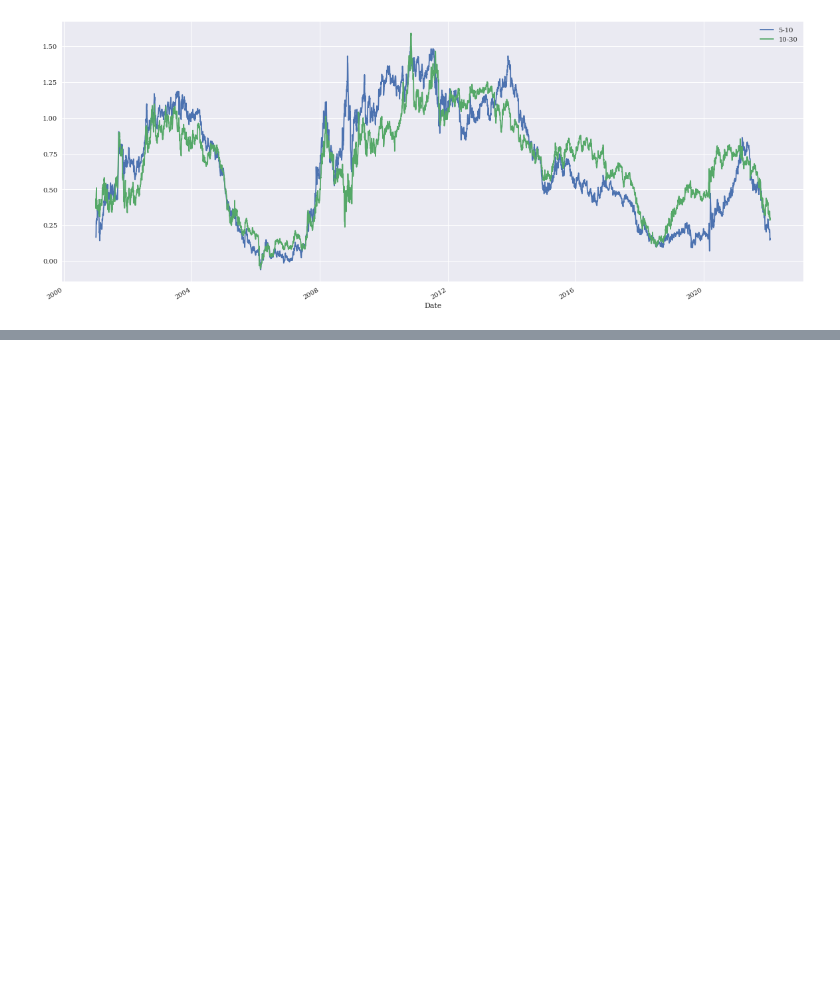
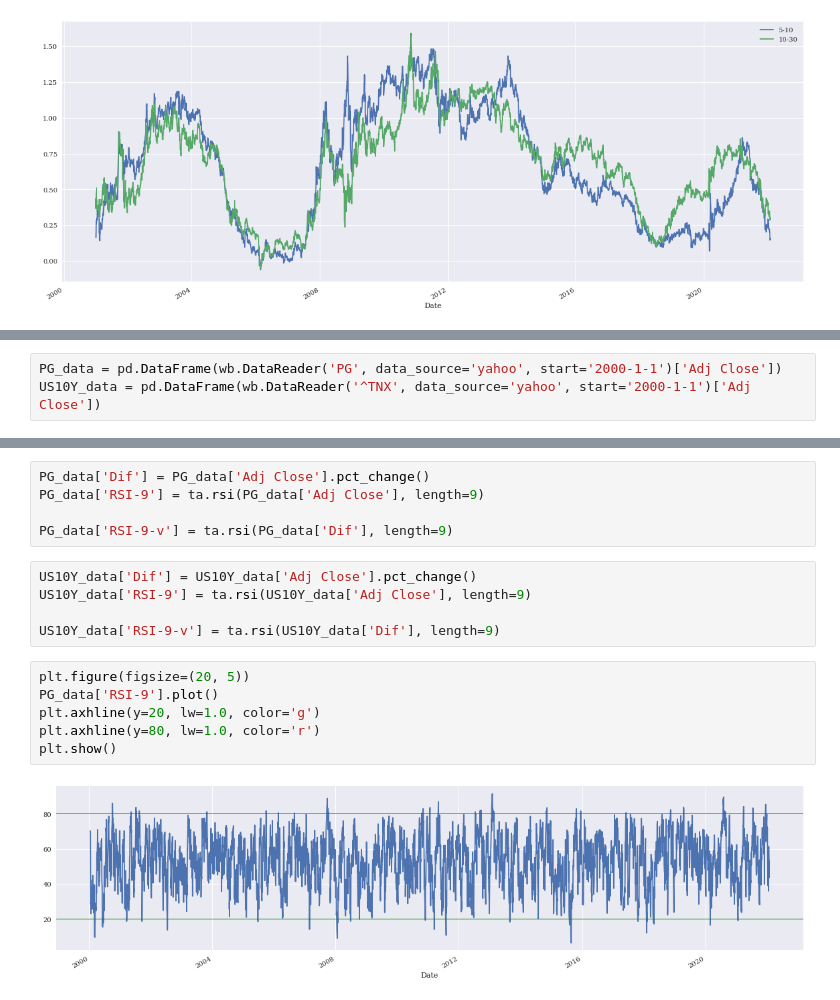
Before and after one commit to caiquemiranda/class, a Jupyter notebook: data-mining/jupter-projects/analises-01.ipynb, the cells around one changed output, grey strips where cells are left out. Drawn from its saved outputs; the diff is of its cells as text; blank space fills up the shorter version.

```diff
--- a/data-mining/jupter-projects/analises-01.ipynb
+++ b/data-mining/jupter-projects/analises-01.ipynb
@@ -46,0 +50,3 @@ usxy_p[['5-10', '10-30']].plot(figsize=(20,8));
+# %%
+PG_data = pd.DataFrame(wb.DataReader('PG', data_source='yahoo', start='2000-1-1')['Adj Close'])
+US10Y_data = pd.DataFrame(wb.DataReader('^TNX', data_source='yahoo', start='2000-1-1')['Adj Close'])
@@ -46,0 +63,18 @@ usxy_p[['5-10', '10-30']].plot(figsize=(20,8));
+# %%
+PG_data['Dif'] = PG_data['Adj Close'].pct_change()
+PG_data['RSI-9'] = ta.rsi(PG_data['Adj Close'], length=9)
+
+PG_data['RSI-9-v'] = ta.rsi(PG_data['Dif'], length=9)
+# %%
+US10Y_data['Dif'] = US10Y_data['Adj Close'].pct_change()
+US10Y_data['RSI-9'] = ta.rsi(US10Y_data['Adj Close'], length=9)
+
+US10Y_data['RSI-9-v'] = ta.rsi(US10Y_data['Dif'], length=9)
+# %%
+plt.figure(figsize=(20, 5))
+PG_data['RSI-9'].plot()
+plt.axhline(y=20, lw=1.0, color='g')
+plt.axhline(y=80, lw=1.0, color='r')
+plt.show()
+# %% [output]
+[figure, added]
```
Also changed, not shown: parts of 7 cells of this notebook.
